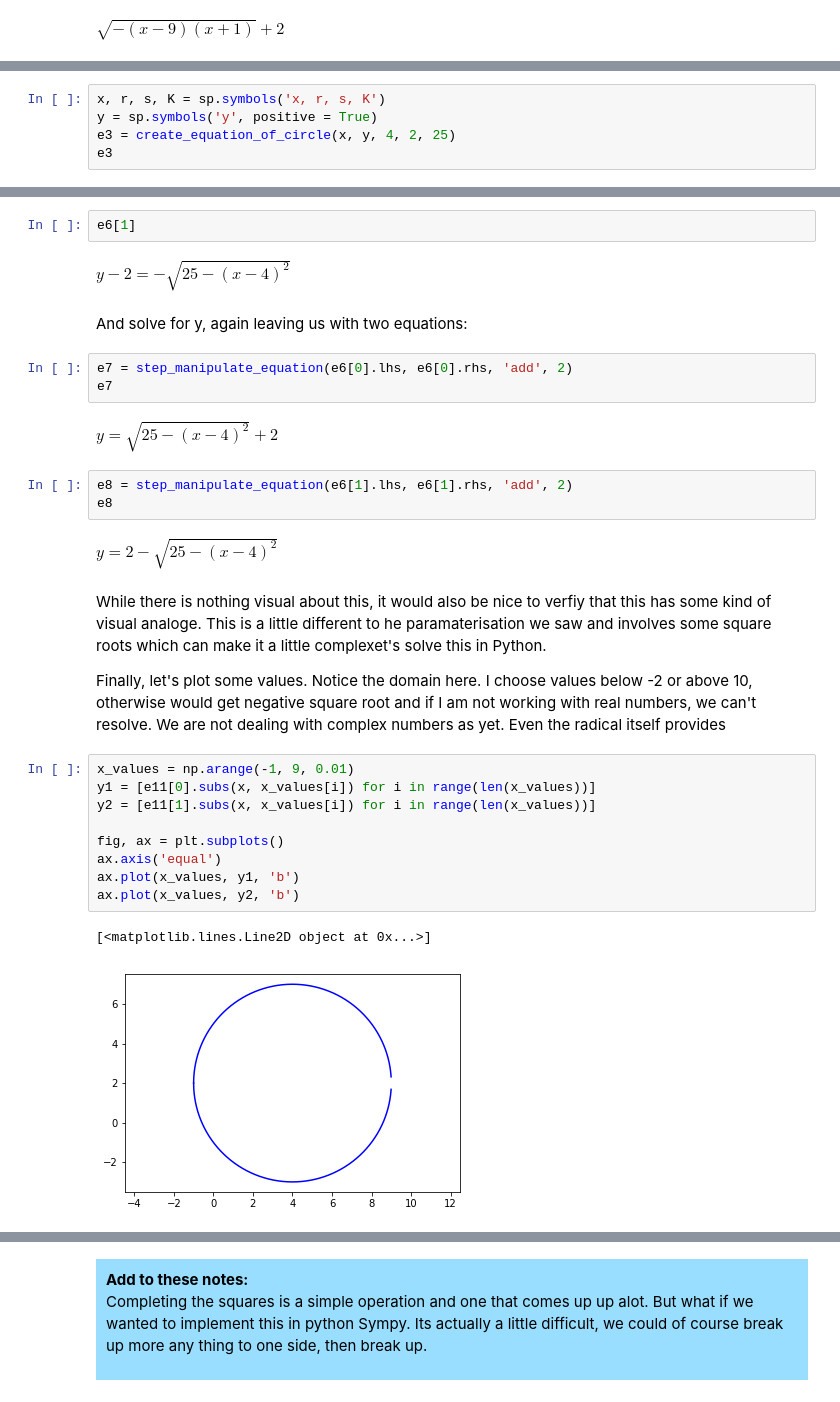
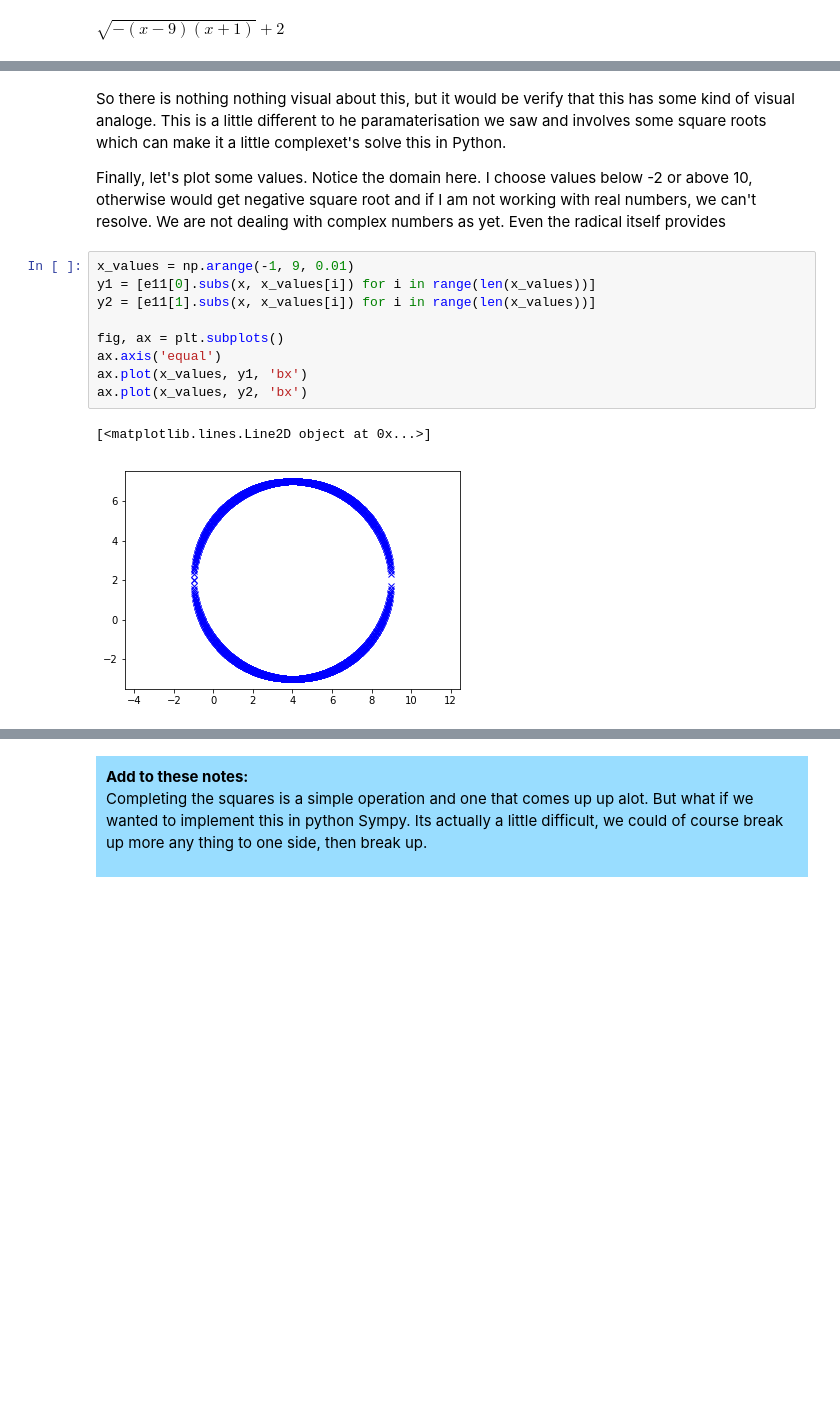
Before and after one commit to jgab3103/Jamie-Gabriel, a Jupyter notebook: Notebooks/jovyan/MathNotebooks/Algebraic_Calculus_Notes_14.ipynb, the cells around one changed output, grey strips where cells are left out. Cells and saved outputs as stored; diff of their text form; blank space fills up the shorter version.

```diff
--- a/Notebooks/jovyan/MathNotebooks/Algebraic_Calculus_Notes_14.ipynb
+++ b/Notebooks/jovyan/MathNotebooks/Algebraic_Calculus_Notes_14.ipynb
@@ -110,5 +89,0 @@ Let's set up the equation again. Note also that I am going to put a condition on
-# %%
-x, r, s, K = sp.symbols('x, r, s, K')
-y = sp.symbols('y', positive = True)
-e3 = create_equation_of_circle(x, y, 4, 2, 25)
-e3
@@ -138,33 +90,17 @@ $\displaystyle y - 2 = \sqrt{25 - \left(x - 4\right)^{2}}$
-# %%
-e6[1]
-# %% [output]
-$\displaystyle y - 2 = - \sqrt{25 - \left(x - 4\right)^{2}}$
-# %% [markdown]
-And solve for y, again leaving us with two equations:
-# %%
-e7 = step_manipulate_equation(e6[0].lhs, e6[0].rhs, 'add', 2)
-e7
-# %% [output]
-$\displaystyle y = \sqrt{25 - \left(x - 4\right)^{2}} + 2$
-# %%
-e8 = step_manipulate_equation(e6[1].lhs, e6[1].rhs, 'add', 2)
-e8
-# %% [output]
-$\displaystyle y = 2 - \sqrt{25 - \left(x - 4\right)^{2}}$
 # %% [markdown]
-While there is nothing visual about this, it would also be nice to verfiy that this has some kind of visual analoge. This is a little different to he paramaterisation we saw and involves some square roots which can make it a little complexet's solve this in Python.
+So there is nothing nothing visual about this, but it would be verify that this has some kind of visual analoge. This is a little different to he paramaterisation we saw and involves some square roots which can make it a little complexet's solve this in Python.
 
 Finally, let's plot some values. Notice the domain here. I choose values below  -2 or above 10, otherwise would get negative square root and if I am not working with real numbers, we can't resolve. We are not dealing with complex numbers as yet. Even the radical itself provides
 # %%
 x_values = np.arange(-1, 9, 0.01)
 y1 = [e11[0].subs(x, x_values[i]) for i in range(len(x_values))]
 y2 = [e11[1].subs(x, x_values[i]) for i in range(len(x_values))]
 
 fig, ax = plt.subplots()
 ax.axis('equal')
-ax.plot(x_values, y1, 'b')
-ax.plot(x_values, y2, 'b')
+ax.plot(x_values, y1, 'bx')
+ax.plot(x_values, y2, 'bx')
 # %% [output]
 [<matplotlib.lines.Line2D object at 0x...>]
-[figure, old version]
+[figure, new version]
 # %% [markdown]
```
Also changed, not shown: parts of 41 cells of this notebook.
